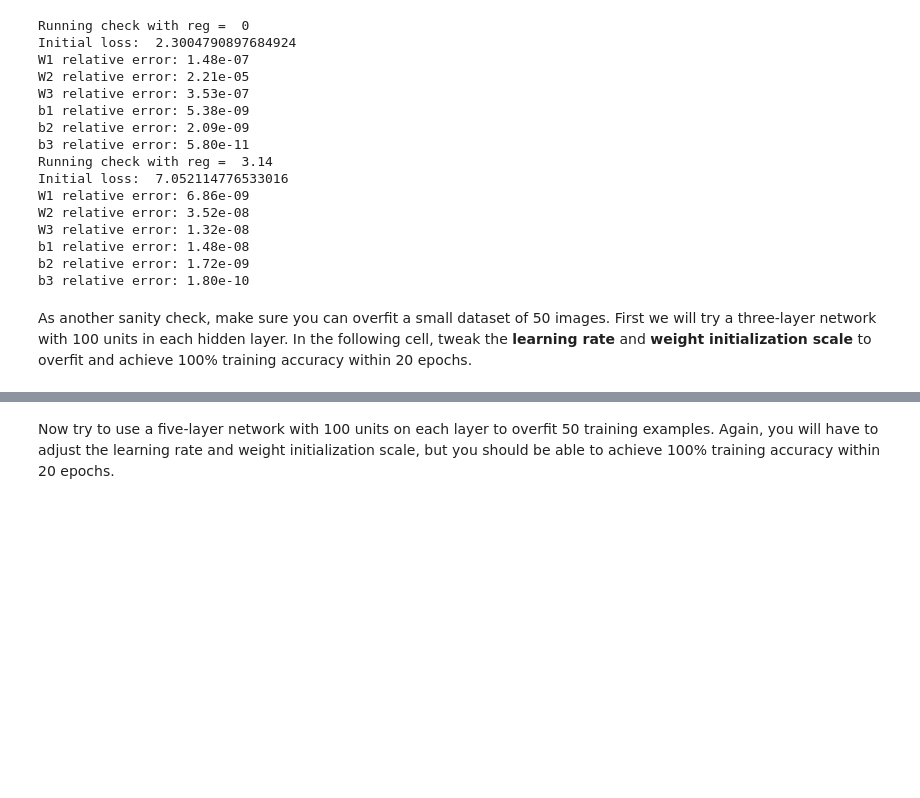
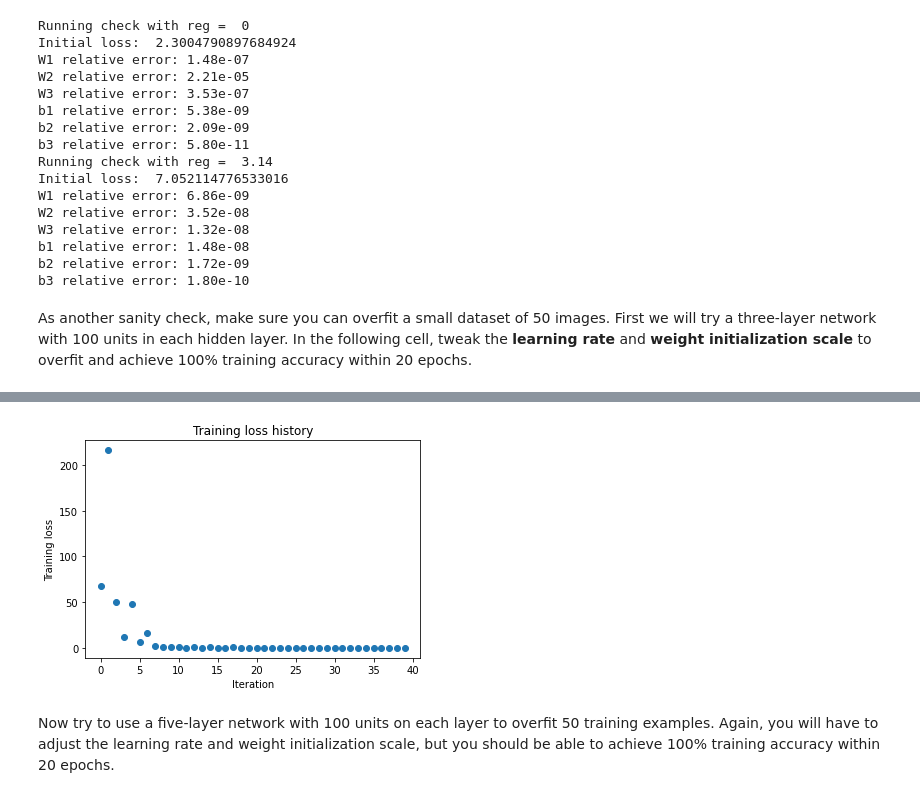
Before and after one commit to francomozo/dlvis, a Jupyter notebook: assignment2_jupyter/FullyConnectedNets.ipynb, the cells around one changed output, grey strips where cells are left out. Saved outputs shown, nothing was run; the diff lists cells and outputs as text; code cells hidden in the pictures; blank space fills up the shorter version.

```diff
--- a/assignment2_jupyter/FullyConnectedNets.ipynb
+++ b/assignment2_jupyter/FullyConnectedNets.ipynb
@@ -510,8 +528,8 @@ small_data = {
   'y_val': data['y_val'],
 }
 
-weight_scale = 1e-2   # Experiment with this!
-learning_rate = 1e-4  # Experiment with this!
+weight_scale = 6e-2   # Experiment with this!
+learning_rate = 3e-3  # Experiment with this! 3e-3
 model = FullyConnectedNet([100, 100],
               weight_scale=weight_scale, dtype=np.float64)
 solver = Solver(model, small_data,
@@ -528,3 +546,4 @@ plt.title('Training loss history')
 plt.xlabel('Iteration')
 plt.ylabel('Training loss')
 plt.show()
+# %% [output]
@@ -531,3 +567,4 @@ plt.show()
+[figure, added]
 # %% [markdown]
 Now try to use a five-layer network with 100 units on each layer to overfit 50 training examples. Again, you will have to adjust the learning rate and weight initialization scale, but you should be able to achieve 100% training accuracy within 20 epochs.
 # %%
```
Also changed, not shown: parts of 11 cells of this notebook, 4 other files.
